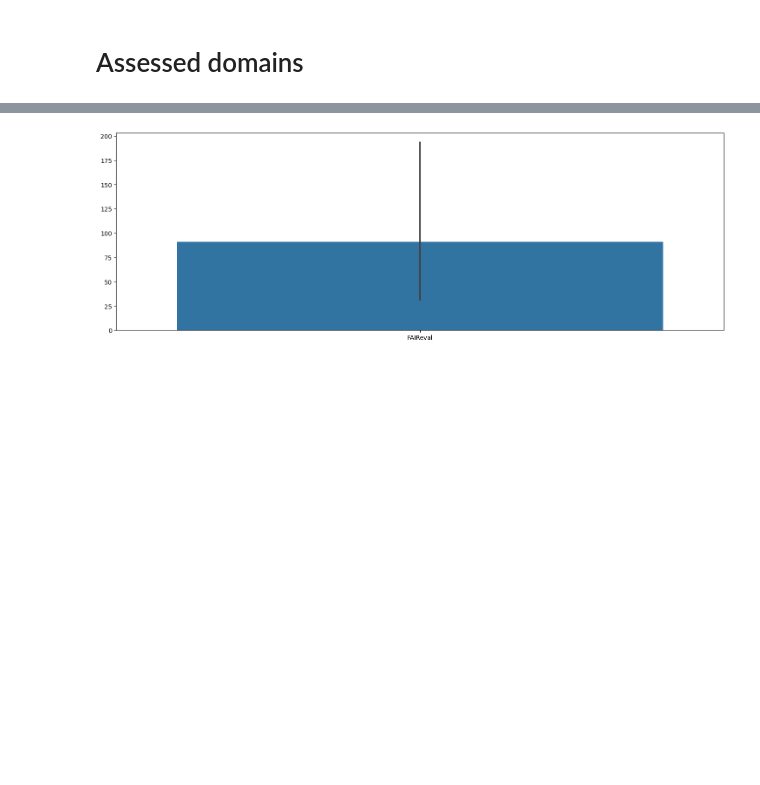
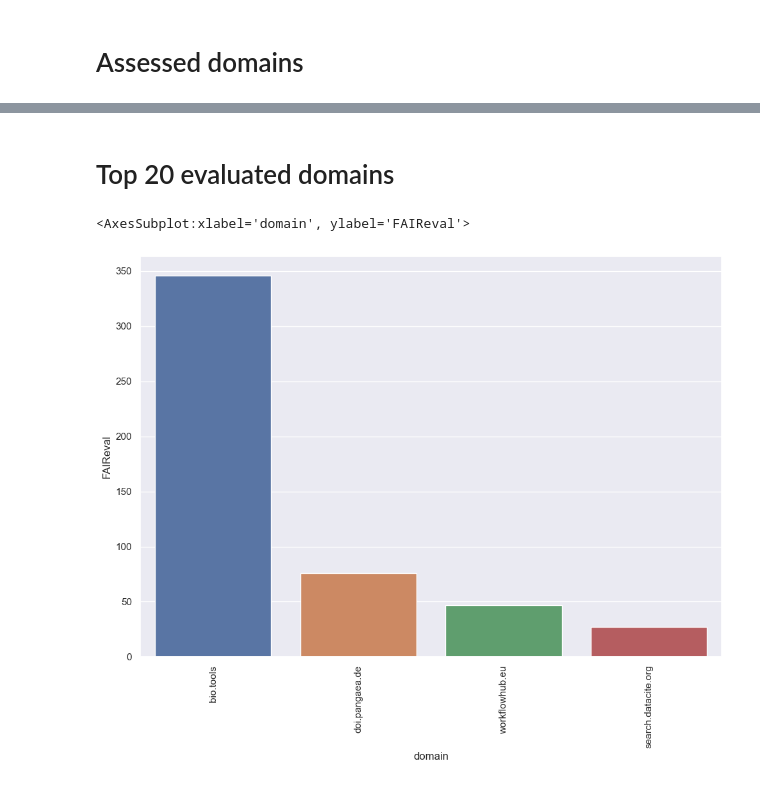
Before and after one commit to IFB-ElixirFr/FAIR-checker, a Jupyter notebook: notebooks/Usage Statistics.ipynb, the cells around one changed output, grey strips where cells are left out. Cells and saved outputs as stored; diff of their text form; code cells hidden in the pictures; blank space fills up the shorter version.

```diff
--- a/notebooks/Usage Statistics.ipynb
+++ b/notebooks/Usage Statistics.ipynb
@@ -154,4 +128,12 @@ df_sorted.to_csv("domains.csv")
+# %% [markdown]
+# Top 20 evaluated domains
 # %%
-plot = sns.barplot(data=df_domains, )
+import seaborn as sns
+sns.set(rc={'figure.figsize':(11.7,8.27)})
+
+ax = sns.barplot(x=df_domains["domain"].head(20), y=df_domains["FAIReval"])
+ax.tick_params(axis='x', rotation=90)
+ax
 # %% [output]
+<AxesSubplot:xlabel='domain', ylabel='FAIReval'>
-[figure, old version]
+[figure, new version]
```
Also changed, not shown: parts of 9 cells of this notebook.
